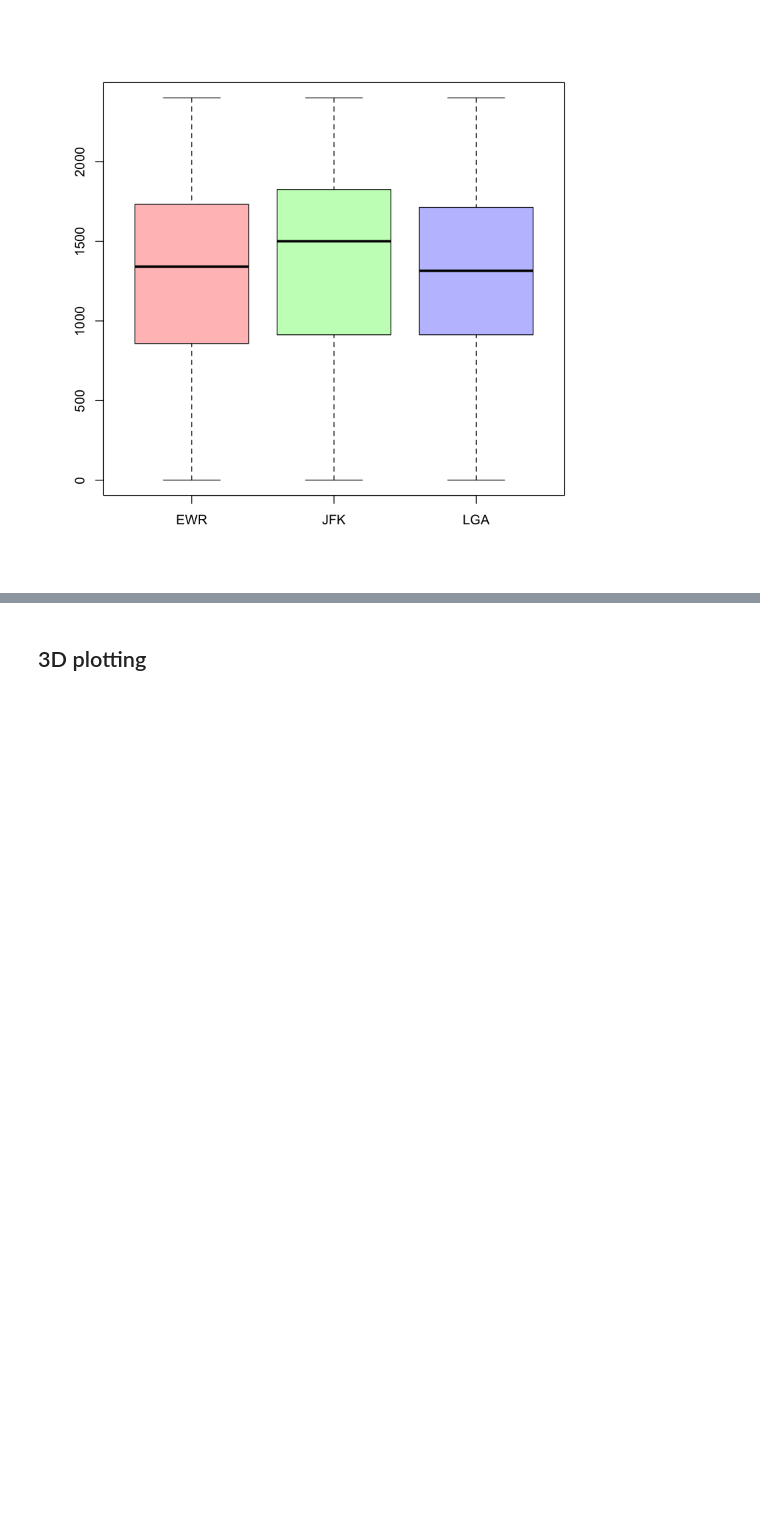
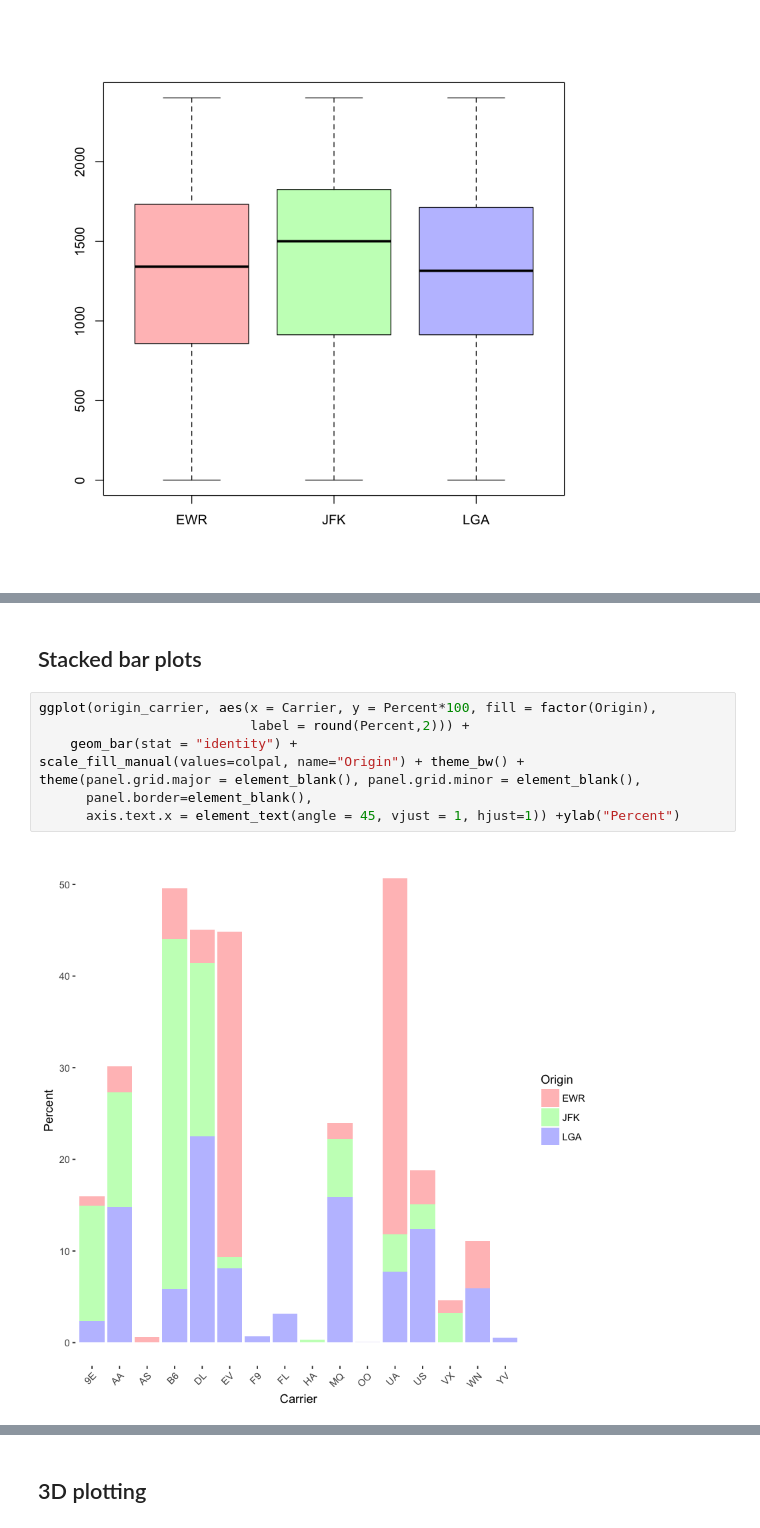
Before and after one commit to diyadas/tutorials, a Jupyter notebook: Data Visualization in R.ipynb, the cells around one changed output, grey strips where cells are left out. Cells and saved outputs as stored; diff of their text form; blank space fills up the shorter version.

```diff
--- a/Data Visualization in R.ipynb
+++ b/Data Visualization in R.ipynb
@@ -144,0 +219,12 @@ boxplot(dep_time ~ origin, data=flights, col=colpal)
+# %% [markdown]
+## Stacked bar plots
+# %%
+ggplot(origin_carrier, aes(x = Carrier, y = Percent*100, fill = factor(Origin),
+                           label = round(Percent,2))) +
+    geom_bar(stat = "identity") +
+scale_fill_manual(values=colpal, name="Origin") + theme_bw() +
+theme(panel.grid.major = element_blank(), panel.grid.minor = element_blank(),
+      panel.border=element_blank(),
+      axis.text.x = element_text(angle = 45, vjust = 1, hjust=1)) +ylab("Percent")
+# %% [output]
+[figure, added]
```
Also changed, not shown: parts of 11 cells of this notebook.
